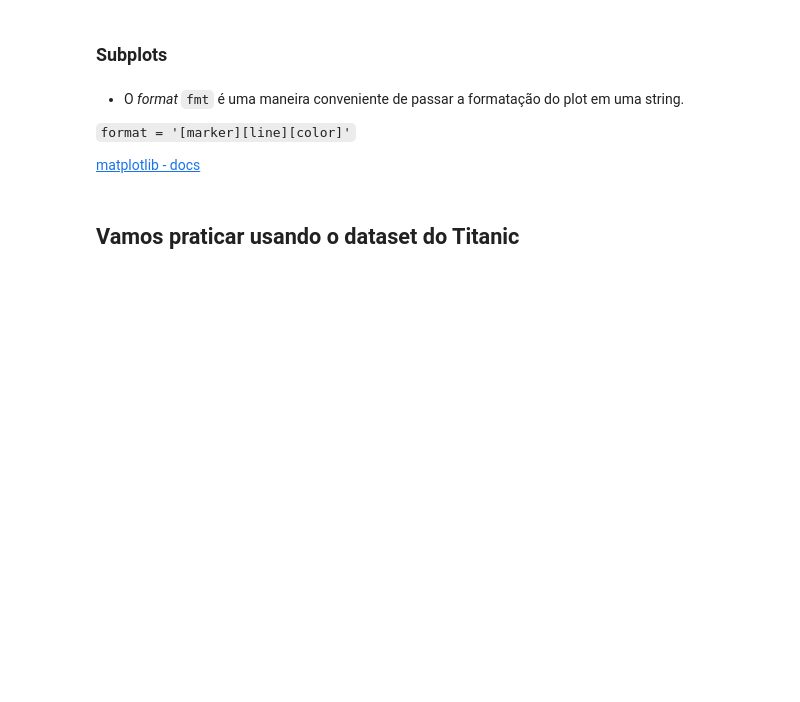
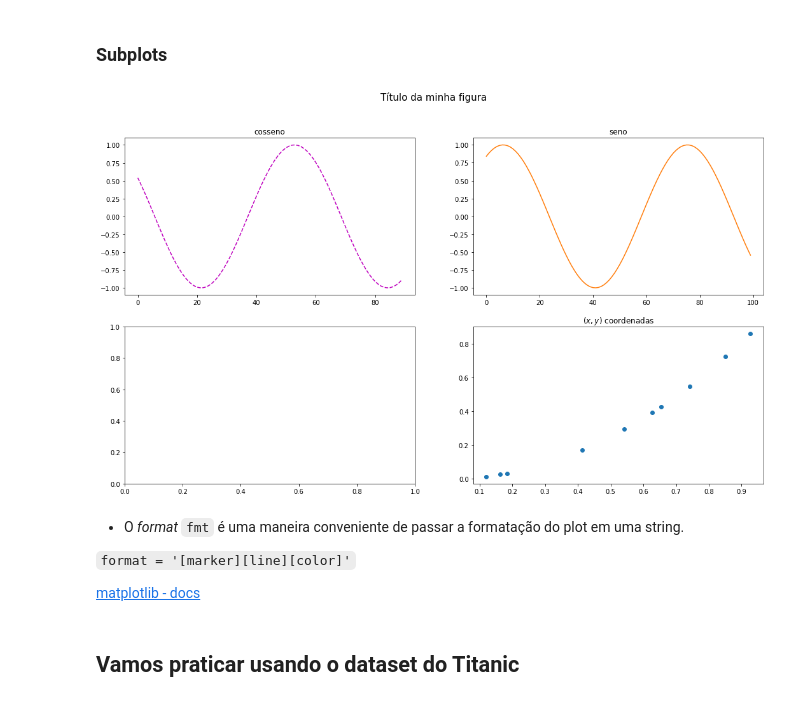
Before and after one commit to KyraPires/Visualizacao_Dados_Intro, a Jupyter notebook: Intro_visualizacao_pyladies.ipynb, the cells around one changed output. Cells and saved outputs as stored; diff of their text form; code cells hidden in the pictures; blank space fills up the shorter version.

```diff
--- a/Intro_visualizacao_pyladies.ipynb
+++ b/Intro_visualizacao_pyladies.ipynb
@@ -253,29 +261,31 @@ plt.show() #exibe o gráfico
 # %%
 #Exibir mais de um plot
 
-fig, fig_axes = plt.subplots(ncols=3, nrows=1, figsize=(18, 5))
+fig, fig_axes = plt.subplots(ncols=2, nrows=2, figsize=(18, 10))
 fig.suptitle('Título da minha figura', fontsize=15)
 
 
 #gráfico de cosseno
 cosseno = np.arange(1,10, 0.1)
-fig_axes[0].plot(np.cos(cosseno), 'm--')
-fig_axes[0].set_title('cosseno')
+fig_axes[0,0].plot(np.cos(cosseno), 'm--')
+fig_axes[0,0].set_title('cosseno')
 
 #gráfico de seno
 seno = np.linspace(1,10, 100)
-fig_axes[1].plot(np.sin(seno), color='#ff7f0e')
-fig_axes[1].set_title('seno')
+fig_axes[0,1].plot(np.sin(seno), color='#ff7f0e')
+fig_axes[0,1].set_title('seno')
 
 # grafico a partir de pontos
 x = np.sort(np.random.uniform(0,1,10))
 y = x**2
-fig_axes[2].plot(x, y, 'o-');
-fig_axes[2].set_title("$(x,y)$ coordenadas")
+fig_axes[1,1].plot(x, y, 'o');
+fig_axes[1,1].set_title("$(x,y)$ coordenadas")
 
 
 
 plt.show()
+# %% [output]
+[figure, added]
 # %% [markdown]
 - O *format* `fmt` é uma maneira conveniente de passar a formatação do plot em uma string.
 
```
Also changed, not shown: parts of 24 cells of this notebook.
